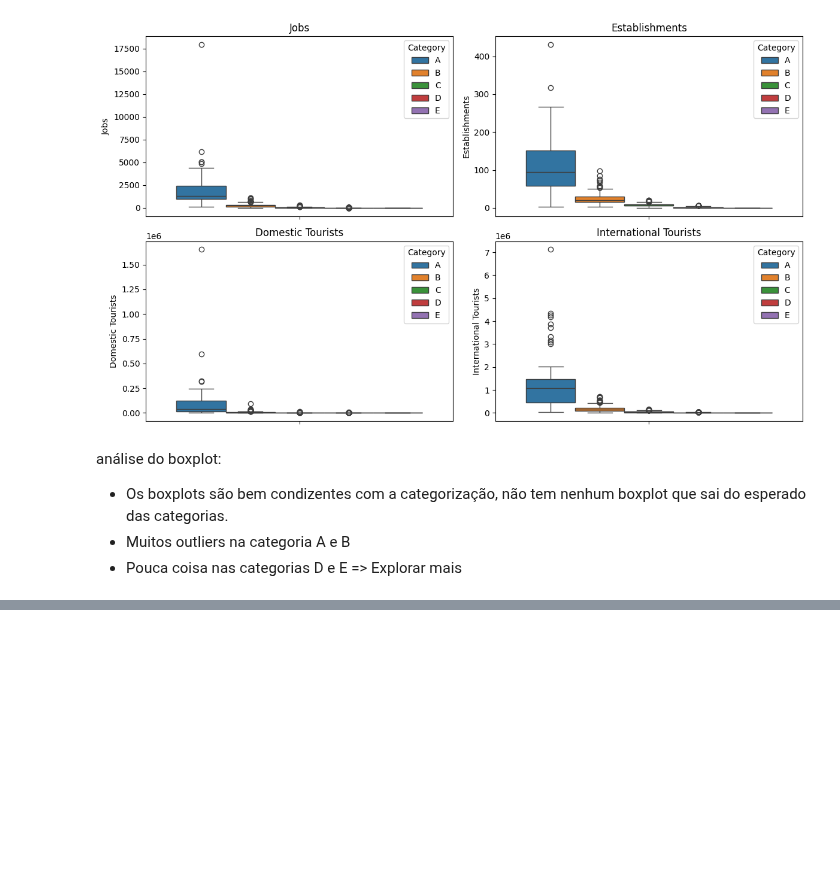
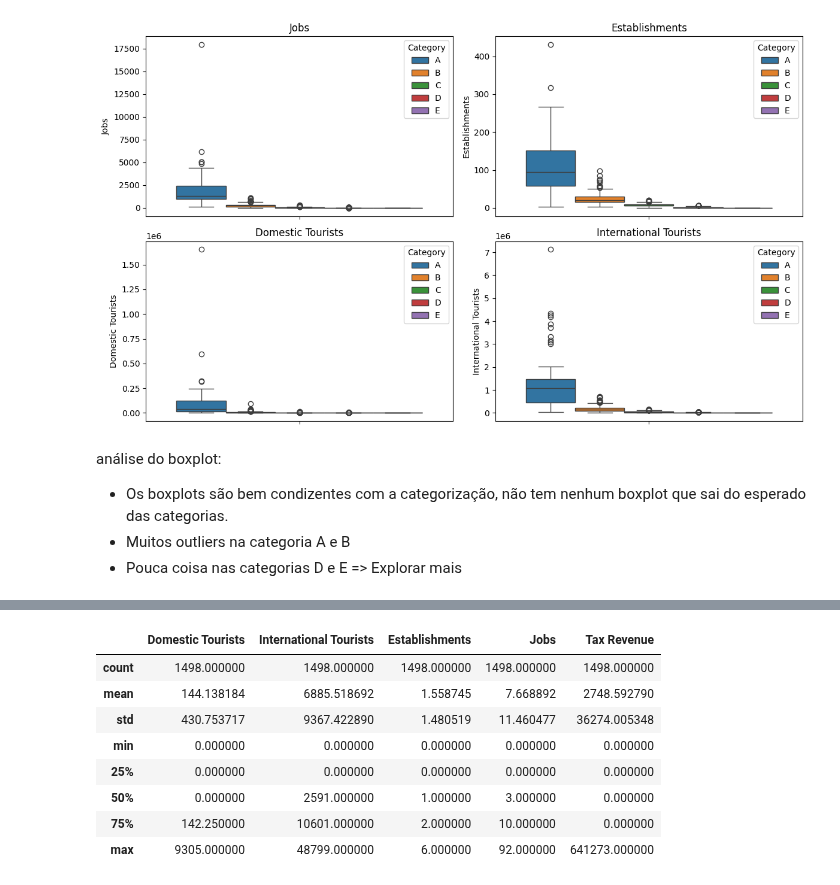
Before and after one commit to juhtolent/Brazil_Tourism, a Jupyter notebook: Exploratory Data Analysis - Tourism.ipynb, the cells around one changed output, grey strips where cells are left out. Drawn from its saved outputs; the diff is of its cells as text; code cells hidden in the pictures; blank space fills up the shorter version.

```diff
--- a/Exploratory Data Analysis - Tourism.ipynb
+++ b/Exploratory Data Analysis - Tourism.ipynb
@@ -256,0 +267,12 @@ Com tudo que sabemos até agora, parece que os dados das cidades categorizadas D
+# %%
+df_de[df_de['Category'] == 'D'].describe()
+# %% [output]
+|  | Domestic Tourists | International Tourists | Establishments | Jobs | Tax Revenue |
+| count | 1498.000000 | 1498.000000 | 1498.000000 | 1498.000000 | 1498.000000 |
+| mean | 144.138184 | 6885.518692 | 1.558745 | 7.668892 | 2748.592790 |
+| std | 430.753717 | 9367.422890 | 1.480519 | 11.460477 | 36274.005348 |
+| min | 0.000000 | 0.000000 | 0.000000 | 0.000000 | 0.000000 |
+| 25% | 0.000000 | 0.000000 | 0.000000 | 0.000000 | 0.000000 |
+| 50% | 0.000000 | 2591.000000 | 1.000000 | 3.000000 | 0.000000 |
+| 75% | 142.250000 | 10601.000000 | 2.000000 | 10.000000 | 0.000000 |
+| max | 9305.000000 | 48799.000000 | 6.000000 | 92.000000 | 641273.000000 |
```
Also changed, not shown: parts of 11 cells of this notebook.
